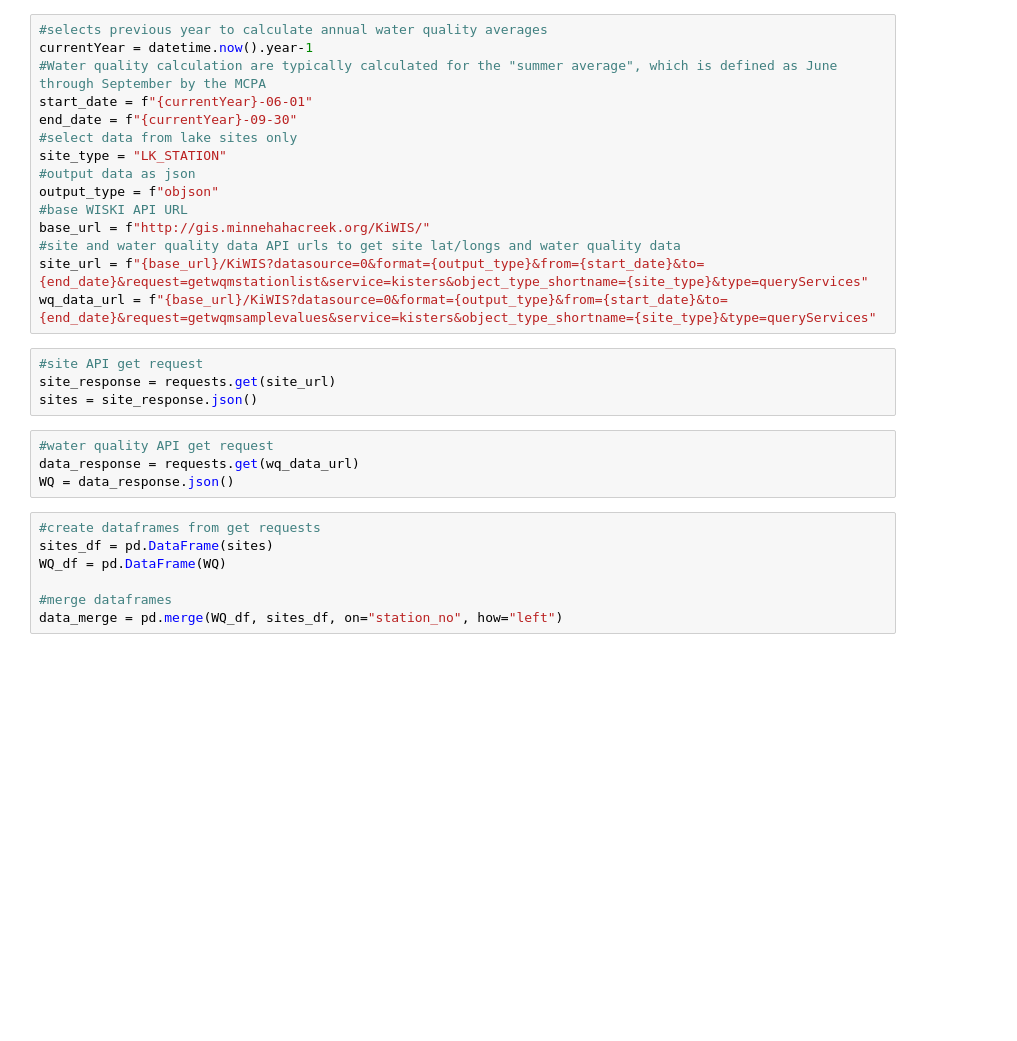
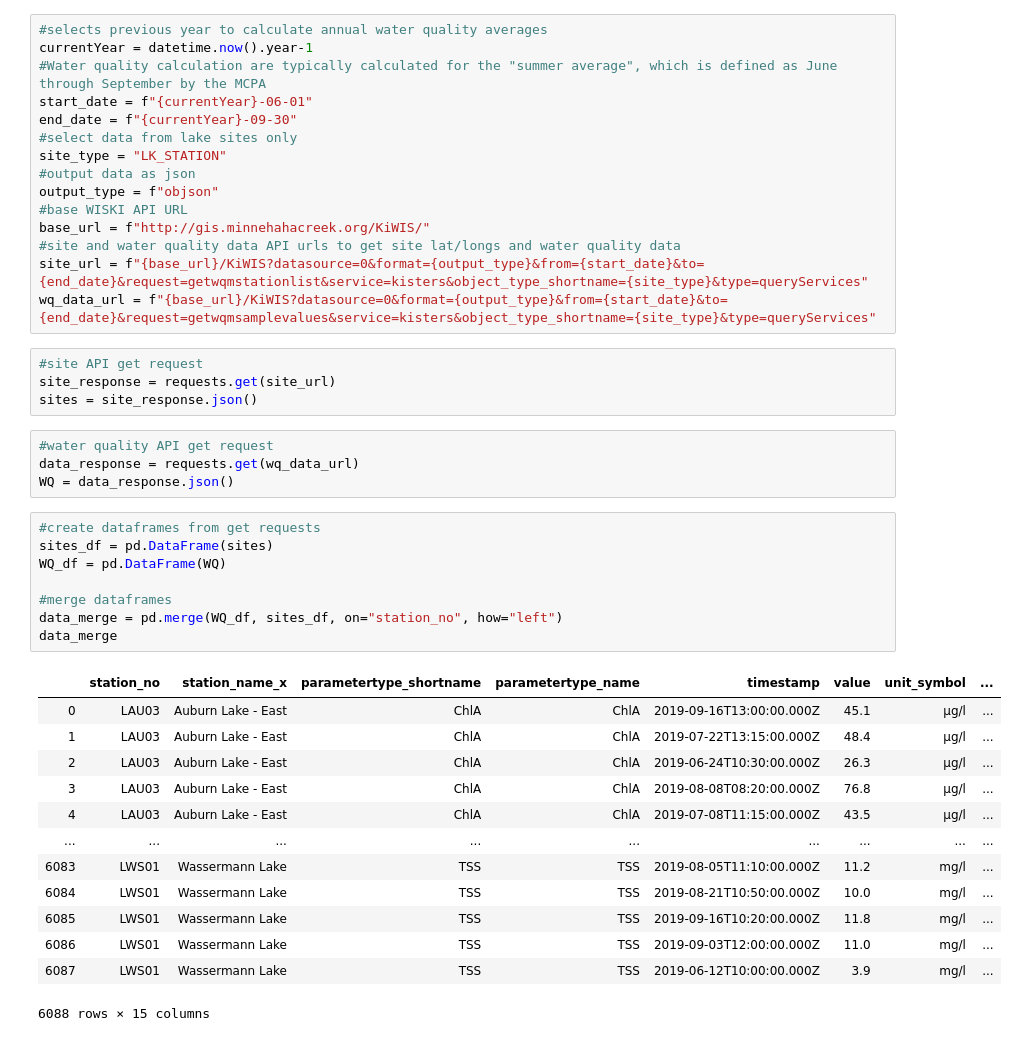
Before and after one commit to bbeck0744/WISKI_WQ_Lakes, a Jupyter notebook: lake_API_Call.ipynb, the cells around one changed output. Drawn from its saved outputs; the diff is of its cells as text; blank space fills up the shorter version.

```diff
--- a/lake_API_Call.ipynb
+++ b/lake_API_Call.ipynb
@@ -31,9 +30,24 @@ WQ = data_response.json()
 # %%
 #create dataframes from get requests
 sites_df = pd.DataFrame(sites)
 WQ_df = pd.DataFrame(WQ)
 
 #merge dataframes
 data_merge = pd.merge(WQ_df, sites_df, on="station_no", how="left")
+data_merge
+# %% [output]
+|  | station_no | station_name_x | parametertype_shortname | parametertype_name | timestamp | value | unit_symbol | ... |
+| 0 | LAU03 | Auburn Lake - East | ChlA | ChlA | 2019-09-16T13:00:00.000Z | 45.1 | µg/l | ... |
+| 1 | LAU03 | Auburn Lake - East | ChlA | ChlA | 2019-07-22T13:15:00.000Z | 48.4 | µg/l | ... |
+| 2 | LAU03 | Auburn Lake - East | ChlA | ChlA | 2019-06-24T10:30:00.000Z | 26.3 | µg/l | ... |
+| 3 | LAU03 | Auburn Lake - East | ChlA | ChlA | 2019-08-08T08:20:00.000Z | 76.8 | µg/l | ... |
+| 4 | LAU03 | Auburn Lake - East | ChlA | ChlA | 2019-07-08T11:15:00.000Z | 43.5 | µg/l | ... |
+| ... | ... | ... | ... | ... | ... | ... | ... | ... |
+| 6083 | LWS01 | Wassermann Lake | TSS | TSS | 2019-08-05T11:10:00.000Z | 11.2 | mg/l | ... |
+| 6084 | LWS01 | Wassermann Lake | TSS | TSS | 2019-08-21T10:50:00.000Z | 10.0 | mg/l | ... |
+| 6085 | LWS01 | Wassermann Lake | TSS | TSS | 2019-09-16T10:20:00.000Z | 11.8 | mg/l | ... |
+| 6086 | LWS01 | Wassermann Lake | TSS | TSS | 2019-09-03T12:00:00.000Z | 11.0 | mg/l | ... |
+| 6087 | LWS01 | Wassermann Lake | TSS | TSS | 2019-06-12T10:00:00.000Z | 3.9 | mg/l | ... |
+6088 rows × 15 columns
 # %%
 #data processing to obtain lake total phosphorus, clarity (SD), and algae (chl-a)
```
Also changed, not shown: parts of 8 cells of this notebook.
